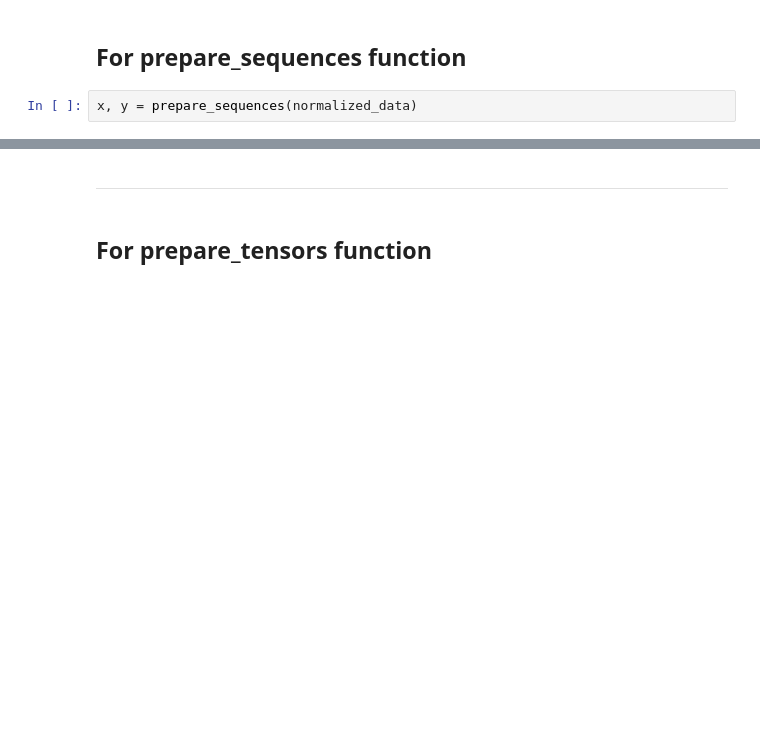
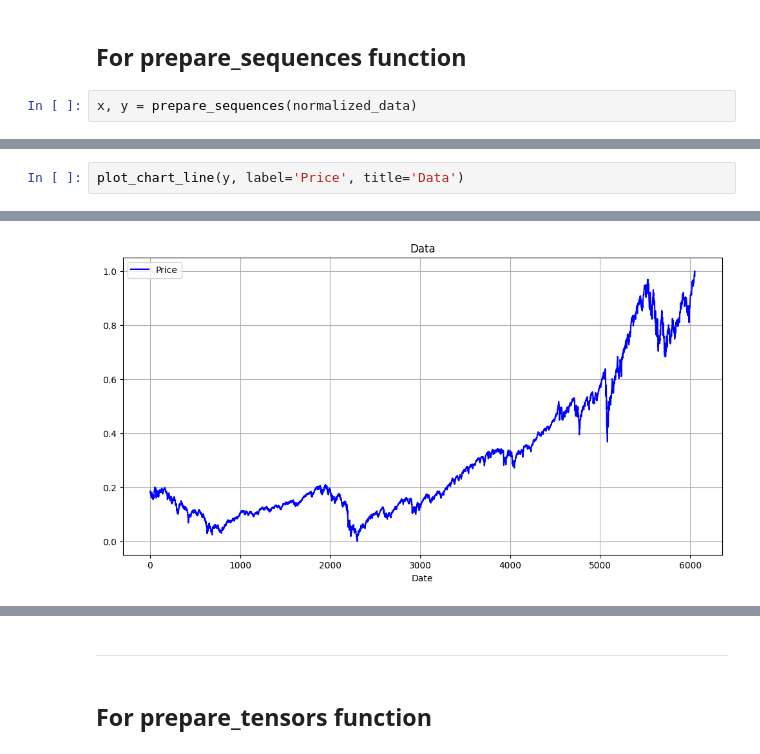
Before and after one commit to BoykoPetevBoev/Stock-Market-Prediction, a Jupyter notebook: src/models/lstm/lstm_normalize.ipynb, the cells around one changed output, grey strips where cells are left out. Drawn from its saved outputs; the diff is of its cells as text; blank space fills up the shorter version.

```diff
--- a/src/models/lstm/lstm_normalize.ipynb
+++ b/src/models/lstm/lstm_normalize.ipynb
@@ -118,0 +112,3 @@ array([[0.18602366, 0.18478831, 0.1815681 , ..., 0.17616423, 0.1727129 ,
+# %%
+plot_chart_line(y, label='Price', title='Data')
+# %% [output]
@@ -118,0 +116 @@ array([[0.18602366, 0.18478831, 0.1815681 , ..., 0.17616423, 0.1727129 ,
+[figure, added]
```
Also changed, not shown: parts of 22 cells of this notebook, 6 other files.
